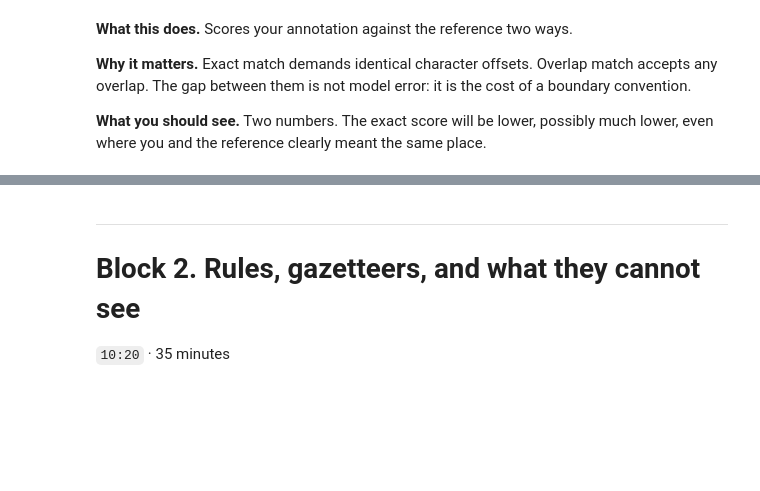
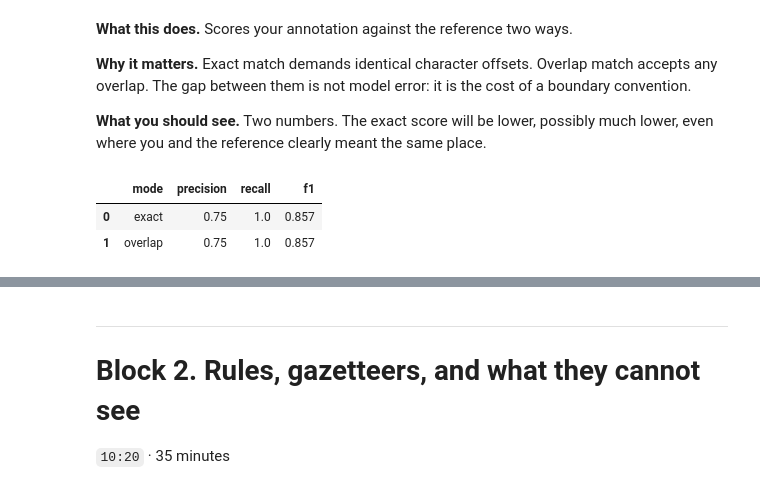
Before and after one commit to IgnatiusEzeani/spatial-humanities-2026, a Jupyter notebook: workshop/SH2026_workshop.ipynb, the cells around one changed output, grey strips where cells are left out. Saved outputs shown, nothing was run; the diff lists cells and outputs as text; code cells hidden in the pictures; blank space fills up the shorter version.

```diff
--- a/workshop/SH2026_workshop.ipynb
+++ b/workshop/SH2026_workshop.ipynb
@@ -280,26 +314,30 @@ including every number in the second half of this workshop, inherits it.
 # %%
 def score(pred, ref, mode):
     used, tp = set(), 0
     for p in pred:
         for j, g in enumerate(ref):
             if j in used:
                 continue
             if mode == "exact":
-                hit = p["start_char"] == g["start"] and p["end_char"] == g["end"]
+                hit = p["start_char"] == g["start_char"] and p["end_char"] == g["end_char"]
             else:
-                hit = p["start_char"] < g["end"] and p["end_char"] > g["start"]
+                hit = p["start_char"] < g["end_char"] and p["end_char"] > g["start_char"]
             if hit:
                 used.add(j); tp += 1; break
     prec = tp / len(pred) if pred else 0.0
     rec_ = tp / len(ref) if ref else 0.0
     f1 = 2 * prec * rec_ / (prec + rec_) if prec + rec_ else 0.0
     return {"mode": mode, "precision": round(prec, 3),
             "recall": round(rec_, 3), "f1": round(f1, 3)}
 
 ref = [{"start_char": g["start"], "end_char": g["end"],
         "label": g["label"], "text": g["text"]} for g in rec["gold_spans"]]
 topo = [s for s in participant_spans if s["label"] == "TOPONYM"]
 display(pd.DataFrame([score(topo, ref, "exact"), score(topo, ref, "overlap")]))
+# %% [output]
+|  | mode | precision | recall | f1 |
+| 0 | exact | 0.75 | 1.0 | 0.857 |
+| 1 | overlap | 0.75 | 1.0 | 0.857 |
 # %%
 checkpoint("You have annotated a real historical passage and disagreed with "
            "a real scholar. That disagreement is the subject of the rest of "
```
Also changed, not shown: parts of 24 cells of this notebook.
